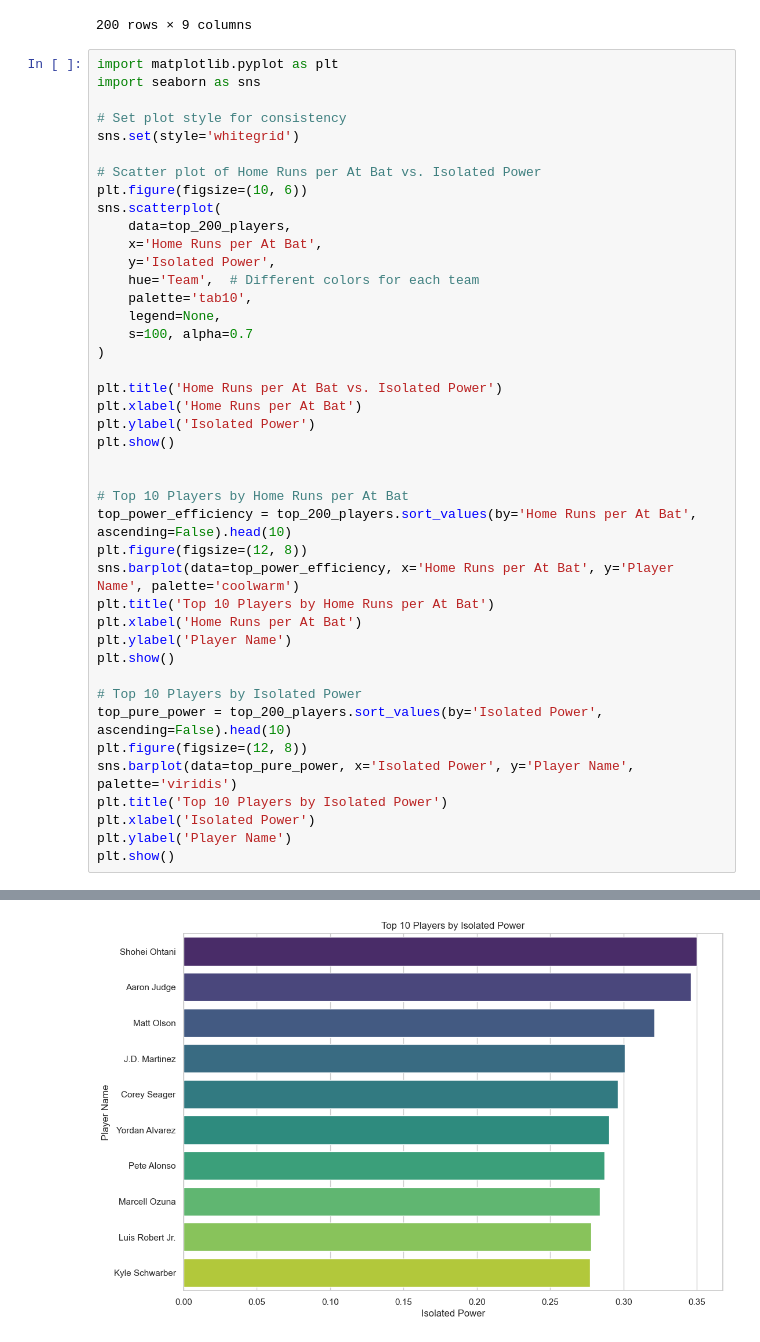
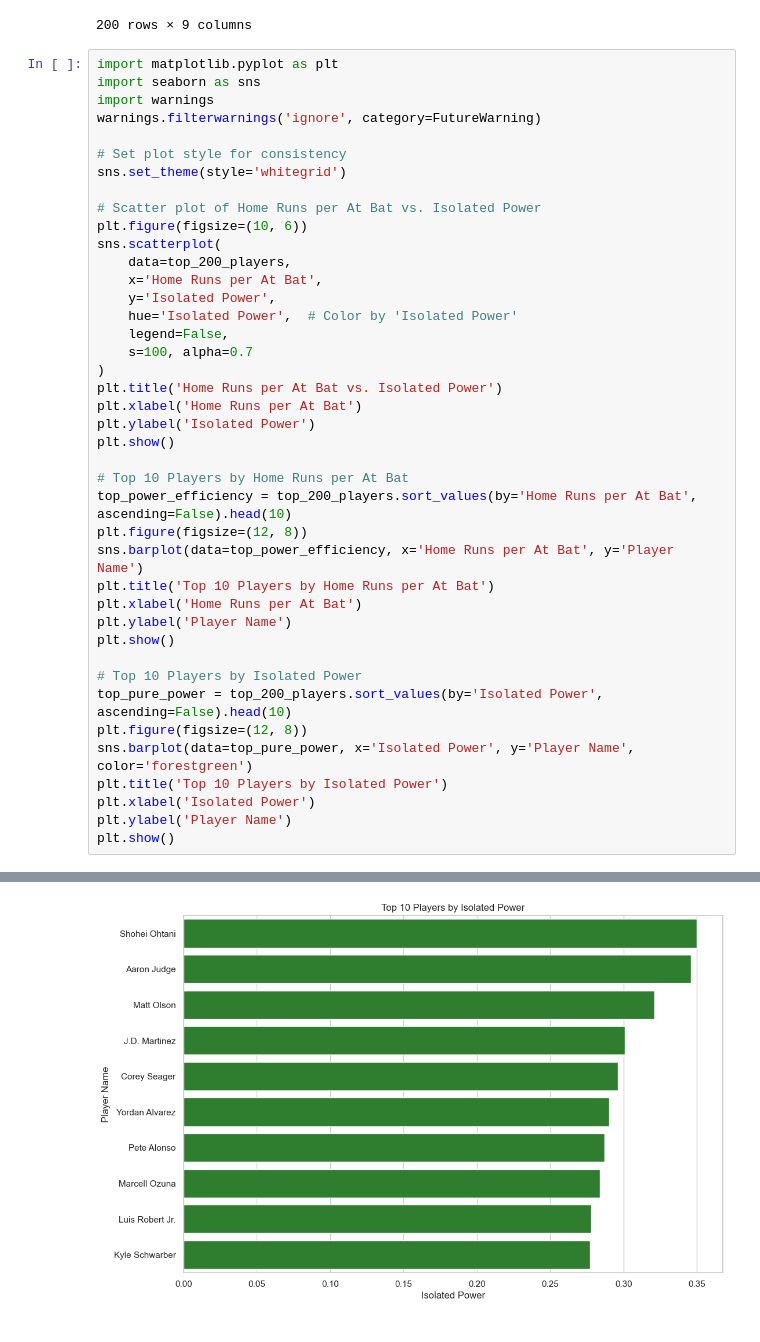
Before and after one commit to InjoongK/injoong-blog, a Jupyter notebook: _posts/baseball_data.ipynb, the cells around one changed output, grey strips where cells are left out. Drawn from its saved outputs; the diff is of its cells as text.

```diff
--- a/_posts/baseball_data.ipynb
+++ b/_posts/baseball_data.ipynb
@@ -108,9 +108,11 @@ top_200_players
 # %%
 import matplotlib.pyplot as plt
 import seaborn as sns
+import warnings
+warnings.filterwarnings('ignore', category=FutureWarning)
 
 # Set plot style for consistency
-sns.set(style='whitegrid')
+sns.set_theme(style='whitegrid')
 
 # Scatter plot of Home Runs per At Bat vs. Isolated Power
 plt.figure(figsize=(10, 6))
@@ -118,22 +120,19 @@ sns.scatterplot(
     data=top_200_players,
     x='Home Runs per At Bat',
     y='Isolated Power',
-    hue='Team',  # Different colors for each team
-    palette='tab10',
-    legend=None,
+    hue='Isolated Power',  # Color by 'Isolated Power'
+    legend=False,
     s=100, alpha=0.7
 )
-
 plt.title('Home Runs per At Bat vs. Isolated Power')
 plt.xlabel('Home Runs per At Bat')
 plt.ylabel('Isolated Power')
 plt.show()
 
-
 # Top 10 Players by Home Runs per At Bat
 top_power_efficiency = top_200_players.sort_values(by='Home Runs per At Bat', ascending=False).head(10)
 plt.figure(figsize=(12, 8))
-sns.barplot(data=top_power_efficiency, x='Home Runs per At Bat', y='Player Name', palette='coolwarm')
+sns.barplot(data=top_power_efficiency, x='Home Runs per At Bat', y='Player Name')
 plt.title('Top 10 Players by Home Runs per At Bat')
 plt.xlabel('Home Runs per At Bat')
 plt.ylabel('Player Name')
@@ -142,7 +141,7 @@ plt.show()
 # Top 10 Players by Isolated Power
 top_pure_power = top_200_players.sort_values(by='Isolated Power', ascending=False).head(10)
 plt.figure(figsize=(12, 8))
-sns.barplot(data=top_pure_power, x='Isolated Power', y='Player Name', palette='viridis')
+sns.barplot(data=top_pure_power, x='Isolated Power', y='Player Name', color='forestgreen')
 plt.title('Top 10 Players by Isolated Power')
 plt.xlabel('Isolated Power')
 plt.ylabel('Player Name')
@@ -159 +152 @@ Passing `palette` without assigning `hue` is deprecated and will be removed in v
-[figure, old version]
+[figure, new version]
```
Also changed, not shown: parts of 1 cell of this notebook, 1 other file.
